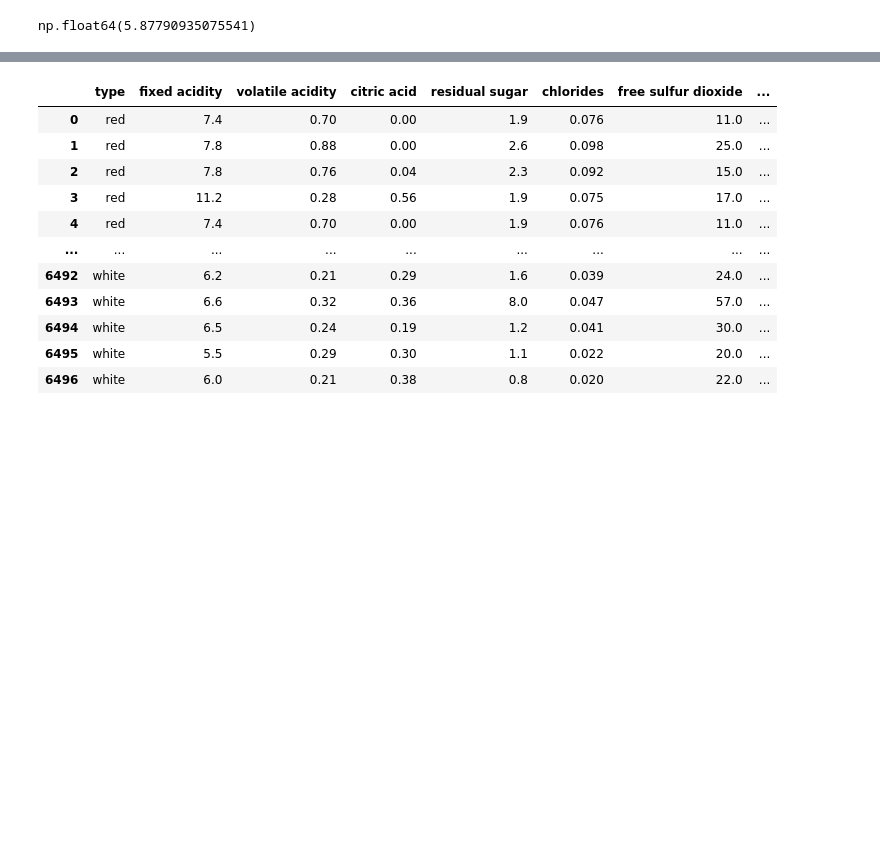
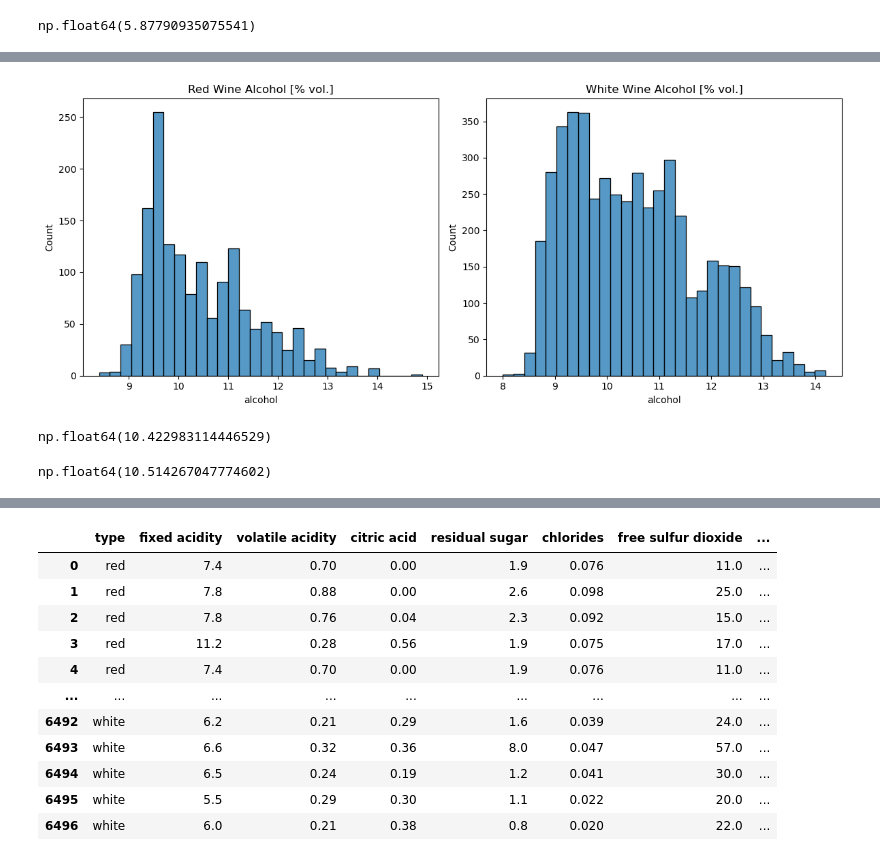
Before and after one commit to pbollhorn/bi-group5, a Jupyter notebook: mp2/mini_project_2.ipynb, the cells around one changed output, grey strips where cells are left out. Cells and saved outputs as stored; diff of their text form; code cells hidden in the pictures; blank space fills up the shorter version.

```diff
--- a/mp2/mini_project_2.ipynb
+++ b/mp2/mini_project_2.ipynb
@@ -260,0 +276,22 @@ np.float64(5.87790935075541)
+# %%
+fig, axes = plt.subplots(1, 2, figsize=(12, 5))
+
+sb.histplot(x='alcohol', data=red_wine, ax=axes[0], bins=30)
+axes[0].set_title('Red Wine Alcohol [% vol.]')
+
+sb.histplot(x='alcohol', data=white_wine, ax=axes[1], bins=30)
+axes[1].set_title('White Wine Alcohol [% vol.]')
+
+plt.tight_layout()
+# %% [output]
+[figure, added]
+# %%
+red_wine_average_alcohol = red_wine['alcohol'].mean()
+red_wine_average_alcohol
+# %% [output]
+np.float64(10.422983114446529)
+# %%
+white_wine_average_alcohol = white_wine['alcohol'].mean()
+white_wine_average_alcohol
+# %% [output]
+np.float64(10.514267047774602)
```
Also changed, not shown: parts of 33 cells of this notebook.
